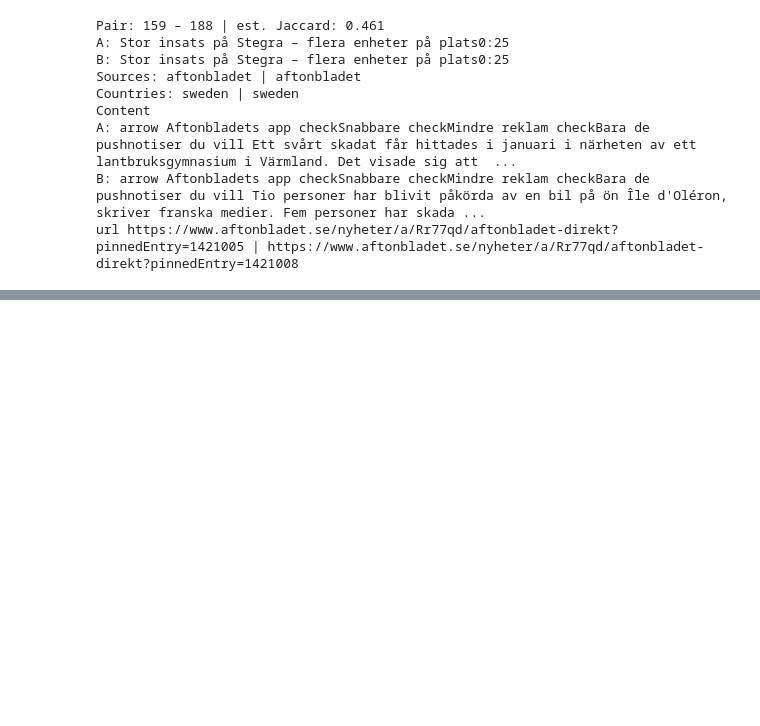
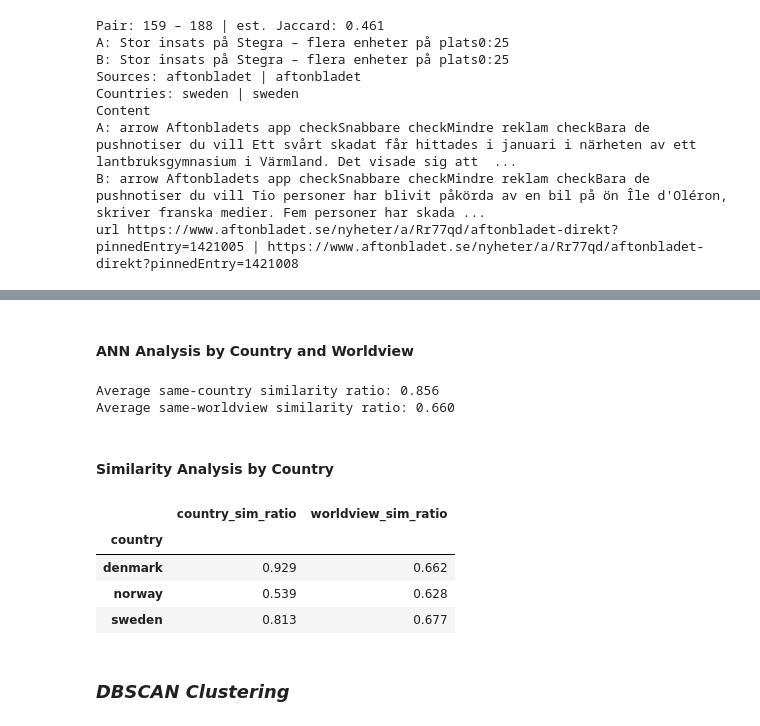
Before and after one commit to malinhauglandh/scandinavian-news-articles, a Jupyter notebook: news-articles.ipynb, the cells around one changed output, grey strips where cells are left out. Cells and saved outputs as stored; diff of their text form; code cells hidden in the pictures; blank space fills up the shorter version.

```diff
--- a/news-articles.ipynb
+++ b/news-articles.ipynb
@@ -540,0 +648,59 @@ url https://www.aftonbladet.se/nyheter/a/Rr77qd/aftonbladet-direkt?pinnedEntry=1
+# %% [markdown]
+#### ANN Analysis by Country and Worldview
+# %%
+def analyze_similarities_by_country(ann_index, matrix, news_df, n_neighbors=10):
+    """
+    Analyze how similar articles cluster by country and worldview.
+    """
+    country_similarities = []
+    worldview_similarities = []
+
+    for i in range(len(news_df)):
+        similar_indices, distances = find_similar_articles(i, ann_index, matrix, n_neighbors)
+
+        query_country = news_df.loc[i, 'country']
+        query_worldview = news_df.loc[i, 'worldview_score']
+
+        # Count same-country neighbors
+        same_country = sum(1 for idx in similar_indices
+                          if news_df.loc[idx, 'country'] == query_country)
+        country_similarities.append(same_country / len(similar_indices))
+
+        # Count same-worldview neighbors
+        same_worldview = sum(1 for idx in similar_indices
+                           if news_df.loc[idx, 'worldview_score'] == query_worldview)
+        worldview_similarities.append(same_worldview / len(similar_indices))
+
+    return country_similarities, worldview_similarities
+
+country_sim, worldview_sim = analyze_similarities_by_country(ann_index, tfidf_matrix, news_articles)
+
+print(f"Average same-country similarity ratio: {np.mean(country_sim):.3f}")
+print(f"Average same-worldview similarity ratio: {np.mean(worldview_sim):.3f}")
+
+# Breakdown by country
+country_breakdown = news_articles.copy()
+country_breakdown['country_sim_ratio'] = country_sim
+country_breakdown['worldview_sim_ratio'] = worldview_sim
+
+country_stats = (country_breakdown
+                .groupby('country')
+                .agg({
+                    'country_sim_ratio': 'mean',
+                    'worldview_sim_ratio': 'mean'
+                })
+                .round(3))
+
+display(HTML("<h4>Similarity Analysis by Country</h4>"))
+display(HTML(country_stats.to_html()))
+# %% [output]
+Average same-country similarity ratio: 0.856
+Average same-worldview similarity ratio: 0.660
+Similarity Analysis by Country
+|  | country_sim_ratio | worldview_sim_ratio |
+| country |  |  |
+| denmark | 0.929 | 0.662 |
+| norway | 0.539 | 0.628 |
+| sweden | 0.813 | 0.677 |
+# %% [markdown]
+### ***DBSCAN Clustering***
```
Also changed, not shown: parts of 18 cells of this notebook.
